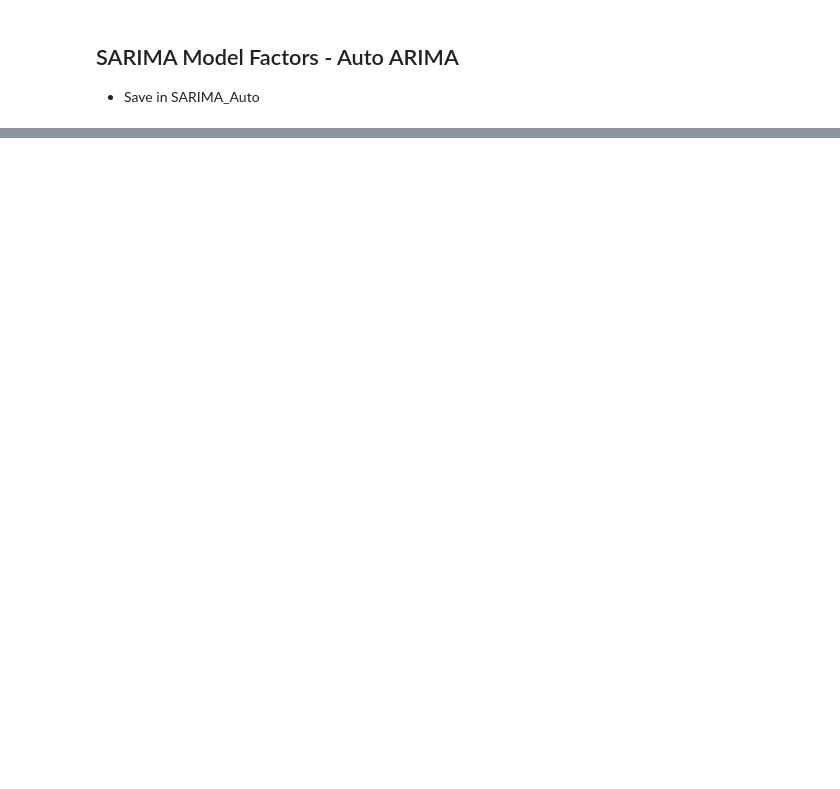
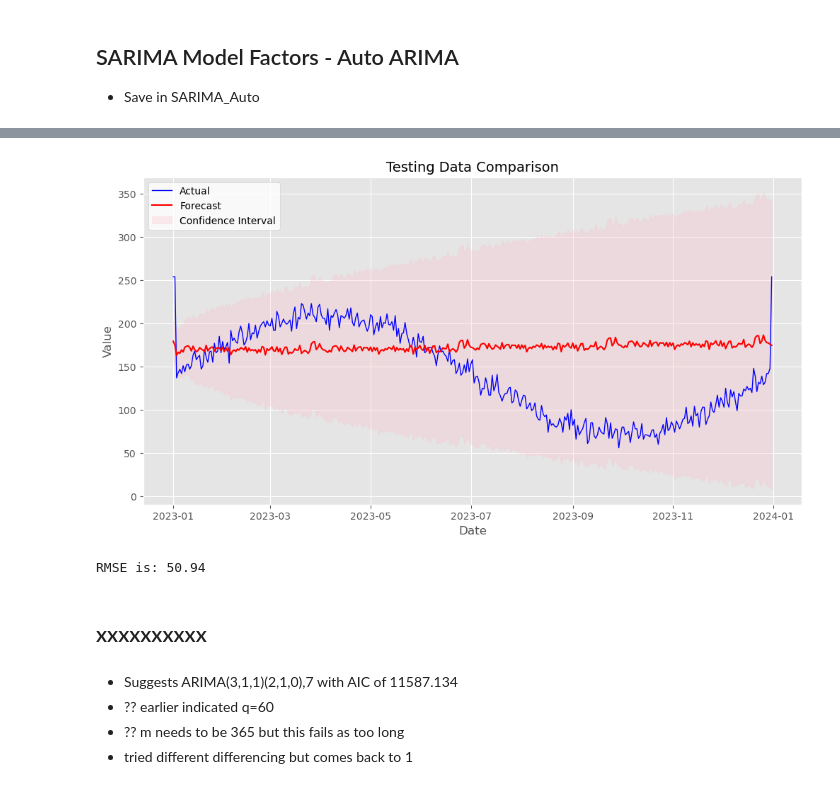
Before and after one commit to StuartG24/Travel_Co_Analysis, a Jupyter notebook: Notebooks_Data_Analysis/SARIMA_Model_Create.ipynb, the cells around one changed output, grey strips where cells are left out. Cells and saved outputs as stored; diff of their text form; code cells hidden in the pictures; blank space fills up the shorter version.

```diff
--- a/Notebooks_Data_Analysis/SARIMA_Model_Create.ipynb
+++ b/Notebooks_Data_Analysis/SARIMA_Model_Create.ipynb
@@ -127,3 +171,37 @@ Stored 'model_sarima_manual' (SARIMAXResultsWrapper)
+# %%
+# Create forecast using the testing dataset & compare to the actual values
+#
+
+# Actual values for the testing data
+actual = testing_data
+
+# Create predictions for the same length of time as the testing data
+forecast = model_sarima_manual.get_prediction(start=testing_data.index[0], end=testing_data.index[-1])
+forecast_values = forecast.predicted_mean
+forecast_conf_int = forecast.conf_int()
+
+# Plot the actuals, forecast and confidence intervals
+fig, ax1 = plt.subplots(figsize=(12, 6))
+ax1.set_title(f'Testing Data Comparison', fontsize=14)
+ax1.set_xlabel('Date')
+ax1.set_ylabel('Value')
+# Three line plots
+ax1.plot(actual.index, actual, color='blue', linewidth=1, label='Actual')
+ax1.plot(forecast_values.index, forecast_values, color='red', label='Forecast')
+ax1.fill_between(forecast_conf_int.index, forecast_conf_int.iloc[:, 0], forecast_conf_int.iloc[:, 1],
+                  color='pink', alpha=0.3, label='Confidence Interval')
+# Legend
+ax1.legend(loc='upper left', facecolor='white')
+plt.show()
+
+# Calculate Errors
+rmse = np.sqrt((forecast_values - actual) ** 2).mean()
+print(f'RMSE is: {rmse:.2f}')
+# %% [output]
+[figure, added]
+RMSE is: 50.94
+# %% [markdown]
+## xxxxxxxxxx
 # %%
 test = pm.auto_arima(
     training_data,
@@ -153,3 +231,8 @@ auto_model = pm.auto_arima(
 )
 
 print(auto_model.summary())
+# %% [markdown]
+- Suggests ARIMA(3,1,1)(2,1,0),7 with AIC of 11587.134
+- ?? earlier indicated q=60
+- ?? m needs to be 365 but this fails as too long
+- tried different differencing but comes back to 1
```
Also changed, not shown: parts of 5 cells of this notebook, 1 other file.
